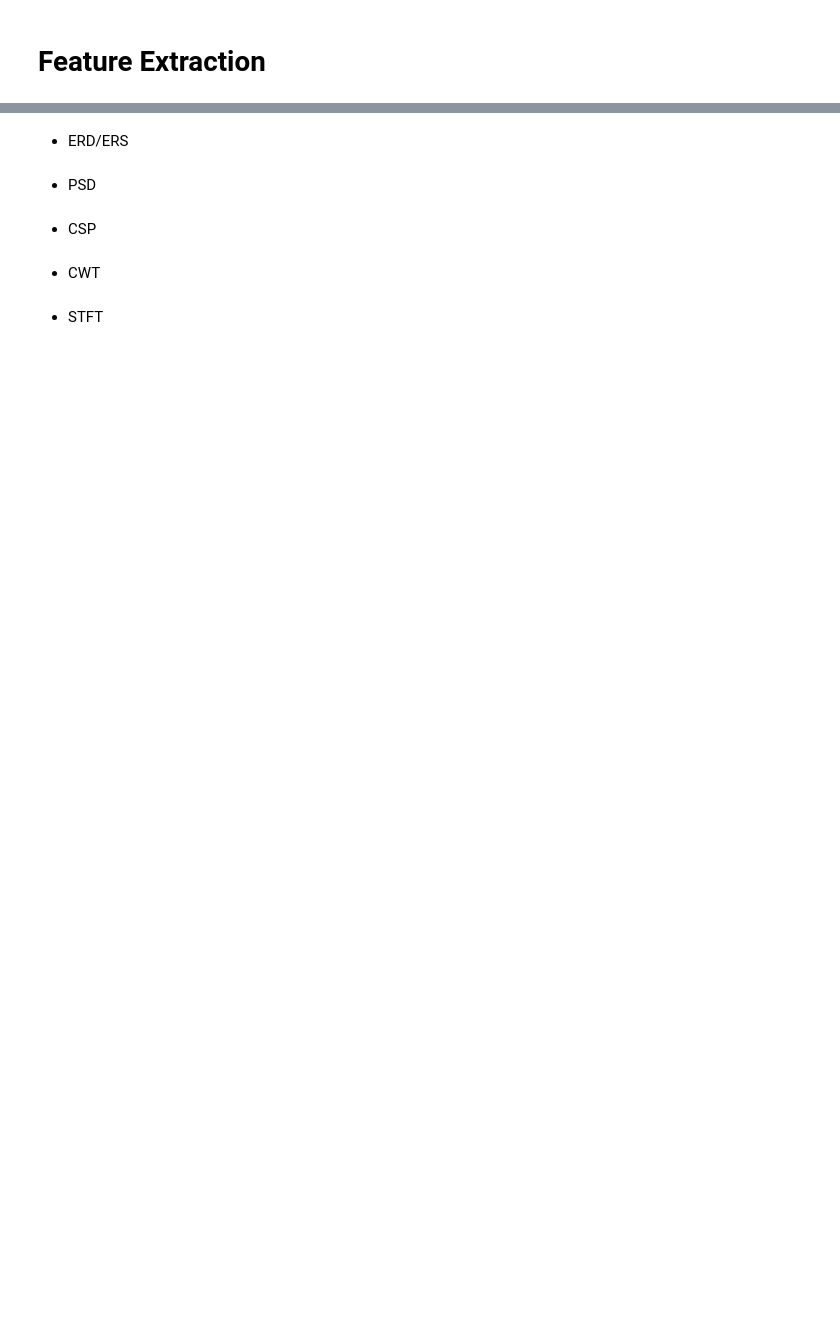
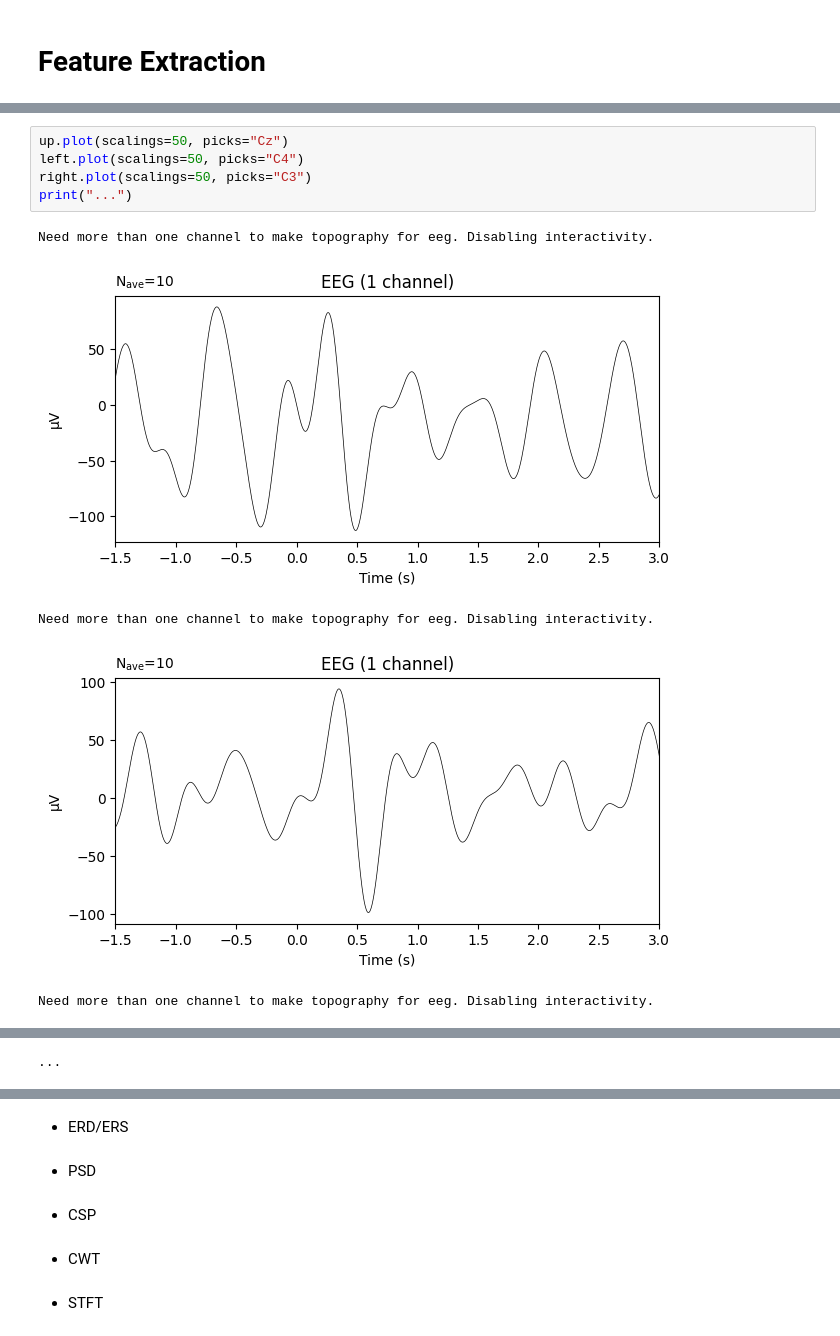
Before and after one commit to pipogood/Senior_Thesis, a Jupyter notebook: Data_preprocessing.ipynb, the cells around one changed output, grey strips where cells are left out. Cells and saved outputs as stored; diff of their text form; blank space fills up the shorter version.

```diff
--- a/Data_preprocessing.ipynb
+++ b/Data_preprocessing.ipynb
@@ -117,0 +99,11 @@ fig.set_size_inches(600, 600)
+# %%
+up.plot(scalings=50, picks="Cz")
+left.plot(scalings=50, picks="C4")
+right.plot(scalings=50, picks="C3")
+print("...")
+# %% [output]
+Need more than one channel to make topography for eeg. Disabling interactivity.
+[figure, added]
+Need more than one channel to make topography for eeg. Disabling interactivity.
+[figure, added]
+Need more than one channel to make topography for eeg. Disabling interactivity.
@@ -117,0 +111 @@ fig.set_size_inches(600, 600)
+...
```
Also changed, not shown: parts of 19 cells of this notebook, 2 other files.
